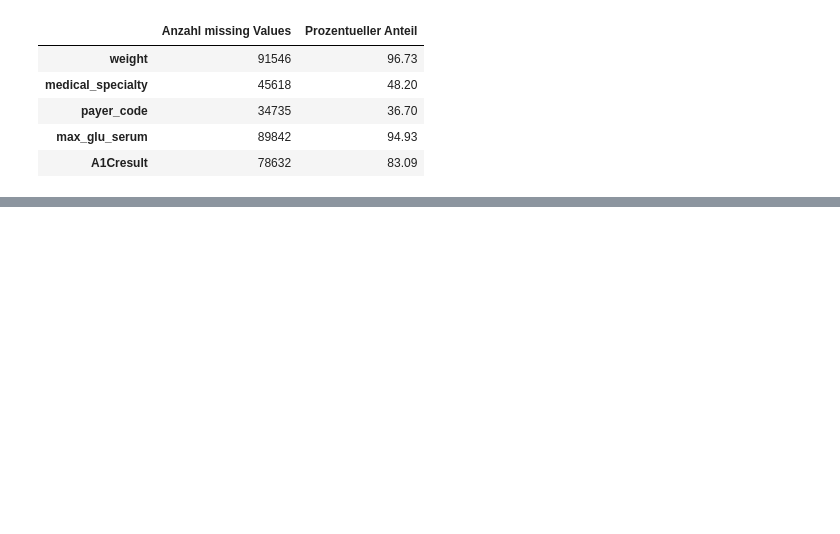
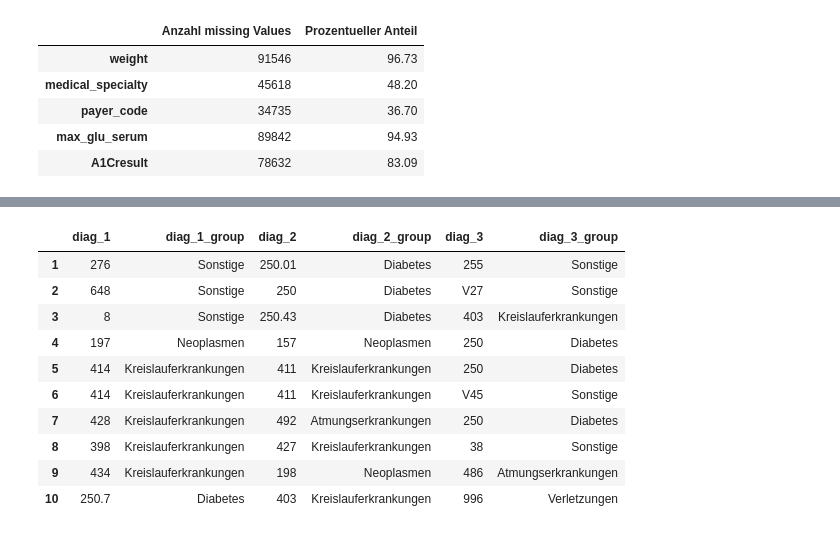
Before and after one commit to Marcinho2107/KIGW, a Jupyter notebook: ue1/ue1_elbischger_krauss.ipynb, the cells around one changed output, grey strips where cells are left out. Cells and saved outputs as stored; diff of their text form; code cells hidden in the pictures; blank space fills up the shorter version.

Commit message:
added 2e ICD-9-Grouping

```diff
--- a/ue1/ue1_elbischger_krauss.ipynb
+++ b/ue1/ue1_elbischger_krauss.ipynb
@@ -255,0 +264,16 @@ Im Gegensatz zu den Autoren behalten wir die Variable **payer_code** bei. Wir ve
+# %%
+#Häufigkeit von diagnoses in den Spalten diag_1, diag_2, diag_3
+diagnoses = pd.concat([diabetes["diag_1"]])
+display(diagnoses.value_counts().head(20))  #die 20 häufigsten hauptdiagnosen
+diagnoses = pd.concat([diabetes["diag_2"]])
+display(diagnoses.value_counts().head(20))  #die 20 häufigsten Nebendiagnosen
+diagnoses = pd.concat([diabetes["diag_3"]])
+display(diagnoses.value_counts().head(20))  #die 20 häufigsten weiteren hauptdiagnosen
+
+
+diagnoses_cols = ["diag_1", "diag_2", "diag_3"]
+
+display(pd.DataFrame({
+    "Unterschiedliche ICD-9-Codes": diabetes[diagnoses_cols].nunique(),
+    "Fehlende Codes": diabetes[diagnoses_cols].isna().sum()
+}))
@@ -255,0 +341,68 @@ Im Gegensatz zu den Autoren behalten wir die Variable **payer_code** bei. Wir ve
+# %%
+#Funktion zur Kategorisierung der Diagnosen
+def get_diag_group(diag_code):
+    #überprüfen ob code leer ist
+    if pd.isna(diag_code):
+        return "Fehlender Code"
+
+    #wenn nciht dann code als string und leerzeichen entfernen (und in Großbuchstaben umwandeln) für Einheitliche abfragen
+    diag_code = str(diag_code).strip().upper()
+
+    #Codes mit E und V der Gruppe Sonstiges zuteilen
+    if diag_code.startswith("V") or diag_code.startswith("E"):
+        return "Sonstige"
+
+    #Hauptcode bestimmen (nur 250 statt 250.13) -> ist selbe Kategorie
+    try :
+        icd9_code = int(diag_code.split(".")[0])  #nur der Hauptcode (vor dem Punkt)
+    except ValueError:
+        return "Fehlerhafter Code"
+
+    #Zuteilung zu Gruppe abhängig vom "Hauptcode"
+    if 390 <= icd9_code <= 459 or icd9_code == 785:
+        return "Kreislauferkrankungen"
+    elif 460 <= icd9_code <= 519 or icd9_code == 786:
+        return "Atmungserkrankungen"
+    elif 520 <= icd9_code <= 579 or icd9_code == 787:
+        return "Verdauungserkrankungen"
+    elif icd9_code ==250:
+        return "Diabetes"
+    elif 800 <= icd9_code <= 999:
+        return "Verletzungen"
+    elif 710 <= icd9_code <= 739:
+        return "Muskuloskeletterkrankungen"
+    elif 580 <= icd9_code <= 629 or icd9_code == 788:
+        return "Genitourinäre Erkrankungen"
+    elif 140 <= icd9_code <= 239:
+        return "Neoplasmen"
+    else:
+        return "Sonstige"
+
+
+#Ergebnis in neuen Spalten speichern
+for col in diagnoses_cols:
+    diabetes[f"{col}_group"] = diabetes[col].apply(get_diag_group)      #diag_code ist Inhalt der aktuellen Zeile von col #.apply übergibt jeden Wert dieser Spalte einzeln an die Funktion.
+
+
+#Kontrolle der Kategorisierung der Diagnosen anzeigen (Anzeigen der beiden zusammengehörigen relevanten Spalten mit ersten 10 Datensätzen)
+display(diabetes[
+    ["diag_1", "diag_1_group",
+     "diag_2", "diag_2_group",
+     "diag_3", "diag_3_group"]
+].head(10))
+
+#Anzahl der jeweiligen Diagnosen in der jeweiligen Gruppe (auswahl der Spalte)
+for col in ["diag_1_group", "diag_2_group", "diag_3_group"]:
+    display(diabetes[col].value_counts())
+# %% [output]
+|  | diag_1 | diag_1_group | diag_2 | diag_2_group | diag_3 | diag_3_group |
+| 1 | 276 | Sonstige | 250.01 | Diabetes | 255 | Sonstige |
+| 2 | 648 | Sonstige | 250 | Diabetes | V27 | Sonstige |
+| 3 | 8 | Sonstige | 250.43 | Diabetes | 403 | Kreislauferkrankungen |
+| 4 | 197 | Neoplasmen | 157 | Neoplasmen | 250 | Diabetes |
+| 5 | 414 | Kreislauferkrankungen | 411 | Kreislauferkrankungen | 250 | Diabetes |
+| 6 | 414 | Kreislauferkrankungen | 411 | Kreislauferkrankungen | V45 | Sonstige |
+| 7 | 428 | Kreislauferkrankungen | 492 | Atmungserkrankungen | 250 | Diabetes |
+| 8 | 398 | Kreislauferkrankungen | 427 | Kreislauferkrankungen | 38 | Sonstige |
+| 9 | 434 | Kreislauferkrankungen | 198 | Neoplasmen | 486 | Atmungserkrankungen |
+| 10 | 250.7 | Diabetes | 403 | Kreislauferkrankungen | 996 | Verletzungen |
```
Also changed, not shown: parts of 10 cells of this notebook.
